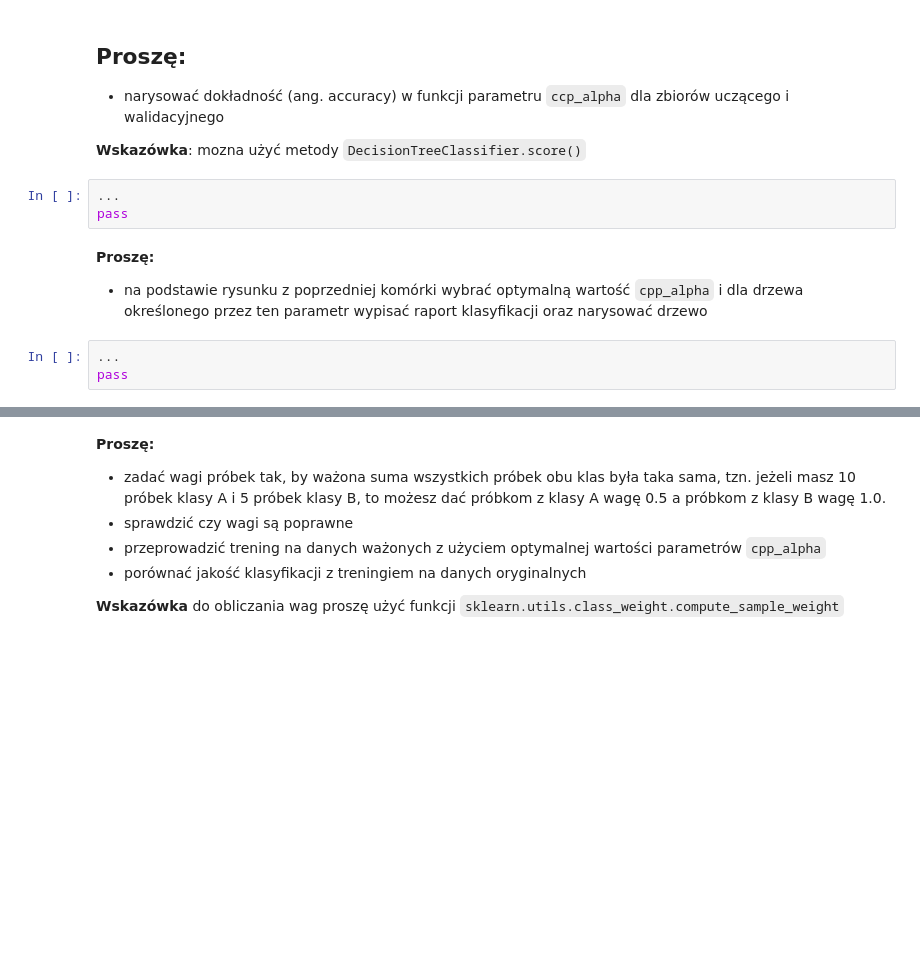
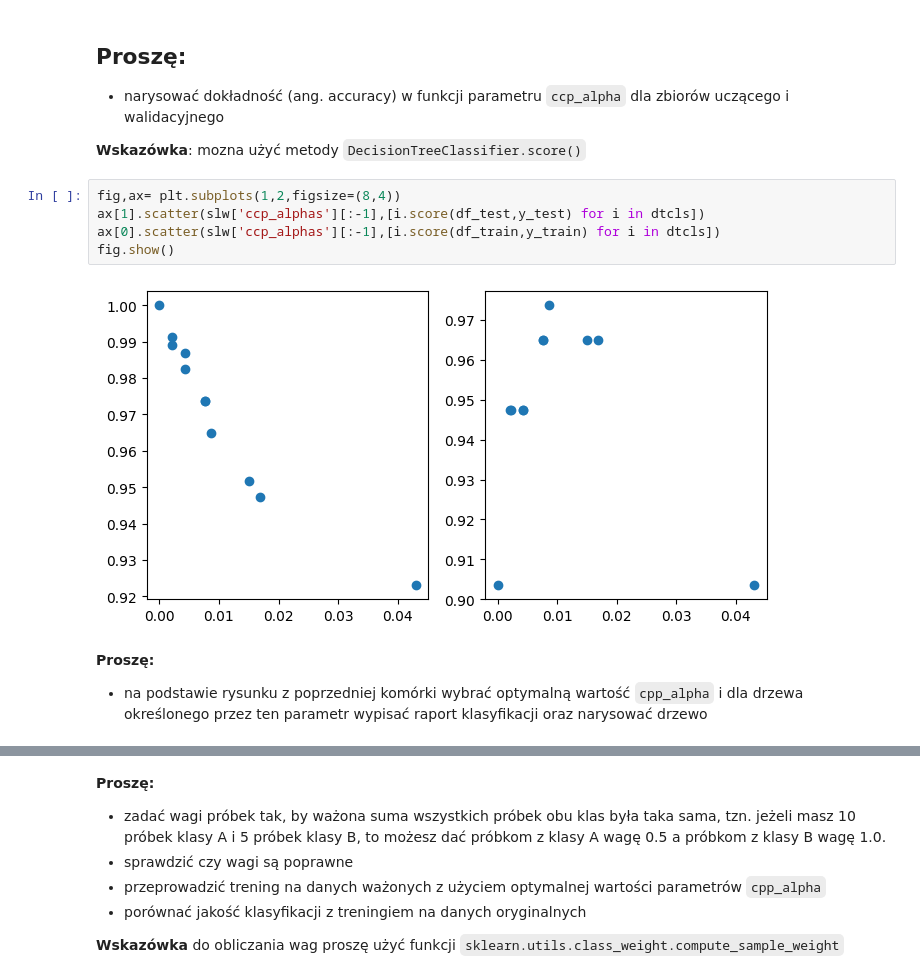
Before and after one commit to m-warda/ML2627, a Jupyter notebook: 08_Drzewa_decyzyjne_bez_gradboost.ipynb, the cells around one changed output, grey strips where cells are left out. Cells and saved outputs as stored; diff of their text form; blank space fills up the shorter version.

````diff
--- a/08_Drzewa_decyzyjne_bez_gradboost.ipynb
+++ b/08_Drzewa_decyzyjne_bez_gradboost.ipynb
@@ -295,13 +295,14 @@ fig.show()
 * narysować dokładność (ang. accuracy) w funkcji parametru ```ccp_alpha``` dla zbiorów uczącego i walidacyjnego
 
 **Wskazówka**: mozna użyć metody `DecisionTreeClassifier.score()`
-# %%
-...
-pass
+# %%
+fig,ax= plt.subplots(1,2,figsize=(8,4))
+ax[1].scatter(slw['ccp_alphas'][:-1],[i.score(df_test,y_test) for i in dtcls])
+ax[0].scatter(slw['ccp_alphas'][:-1],[i.score(df_train,y_train) for i in dtcls])
+fig.show()
+# %% [output]
+[figure, added]
 # %% [markdown]
 **Proszę:**
 
 * na podstawie rysunku z poprzedniej komórki wybrać optymalną wartość ```cpp_alpha``` i dla drzewa określonego przez ten parametr wypisać raport klasyfikacji oraz narysować drzewo
-# %%
-...
-pass
````
Also changed, not shown: parts of 8 cells of this notebook.
